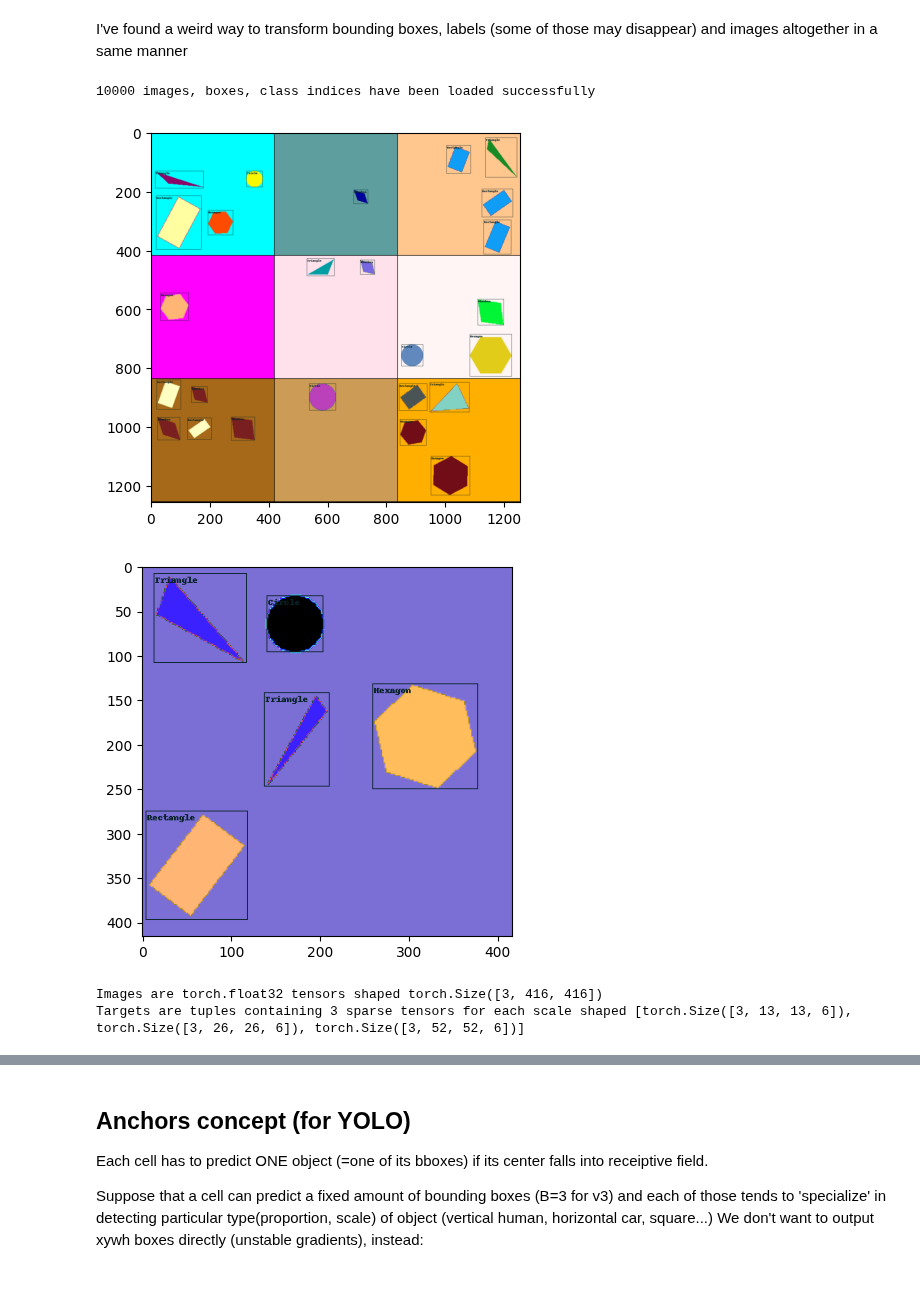
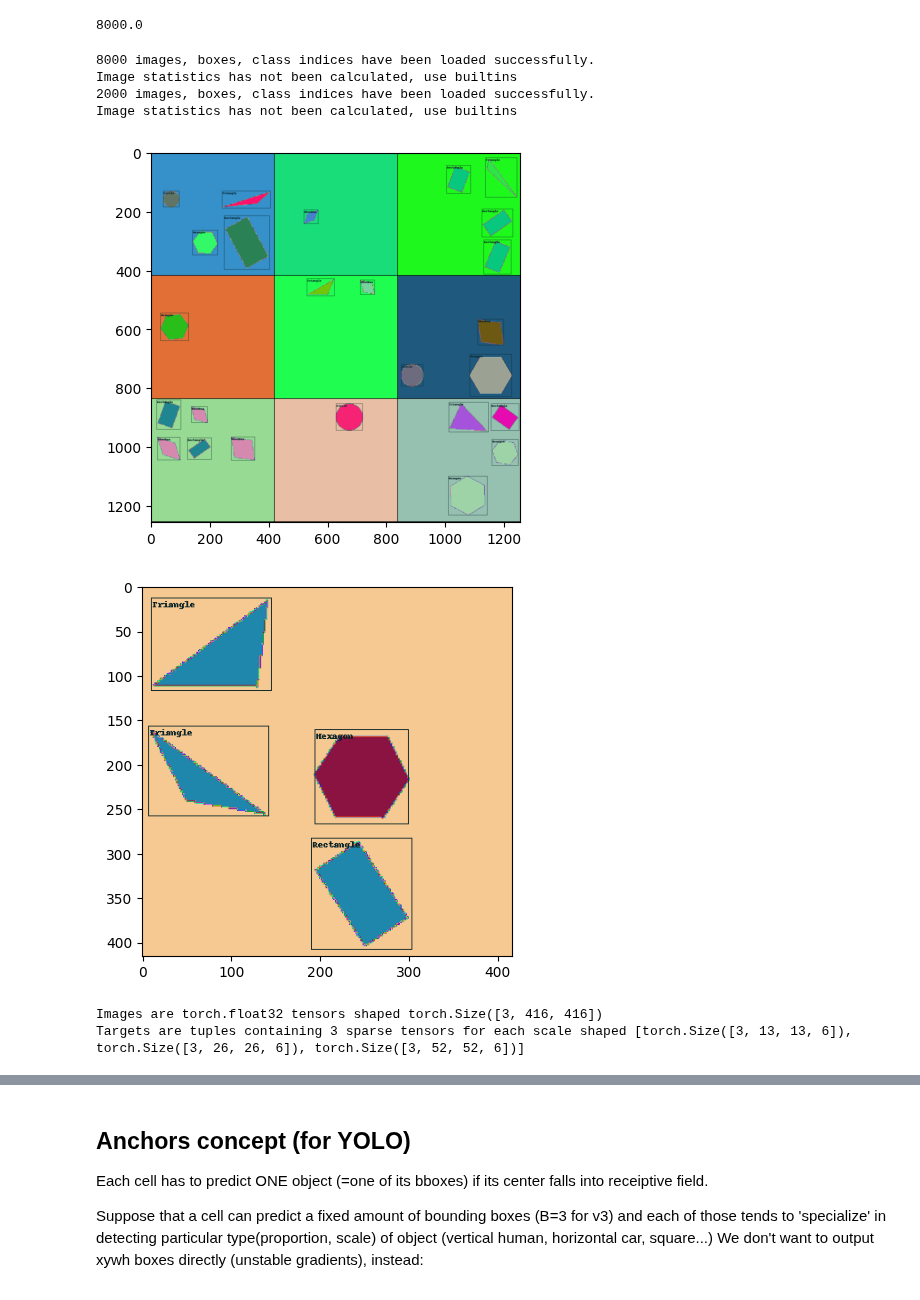
Before and after one commit to Axik0/YOLO3-figures, a Jupyter notebook: process.ipynb, the cells around one changed output, grey strips where cells are left out. Cells and saved outputs as stored; diff of their text form; code cells hidden in the pictures.

```diff
--- a/process.ipynb
+++ b/process.ipynb
@@ -8,7 +13,11 @@ from torch.utils.data import DataLoader as DL
 # %%
 from model import YOLO3
 from modules import FiguresDataset, YOLOLoss
-from training import DEVICE, DEFAULT_TR, train
+from training import DEVICE, train
 from aux_utils import show_img, pick, sample
+from generation import RSEED
+
+gen_length = 10000
+print(gen_length * train_proportion)
+# %% [output]
+8000.0
-# %% [markdown]
-I've found a weird way to transform bounding boxes, labels (some of those may disappear) and images altogether in a same manner
@@ -20,17 +24,25 @@ def_tr = A.Compose(DEFAULT_TR, bbox_params=A.BboxParams(format='yolo', label_fie
 # %%
-ds = FiguresDataset(transforms=def_tr)
-gsa = {'gs': ds.grid_sizes, 'anchors': ds.anchors}
-sample(ds, **gsa)
+train_proportion = 0.8
+augmentations = [A.ColorJitter(brightness=0.2, contrast=0.2,saturation=0.2, hue=0.1, p=0.2),
+                 A.HorizontalFlip(p=0.5),
+                ]
+ds_train = FiguresDataset(part=(None, int(gen_length * train_proportion)), aug=augmentations)
+ds_test = FiguresDataset(part=(int(gen_length * train_proportion), None))
+gsa = {'gs': ds_train.grid_sizes, 'anchors': ds_train.anchors}
+sample(ds_train, **gsa)
 # %% [output]
-10000 images, boxes, class indices have been loaded successfully
+8000 images, boxes, class indices have been loaded successfully.
+Image statistics has not been calculated, use builtins
+2000 images, boxes, class indices have been loaded successfully.
+Image statistics has not been calculated, use builtins
-[figure, old version]
+[figure, new version]
 # %%
-K = 9999
-show_img(pick(ds[K], **gsa))
-print(f"Images are {ds[K][0].dtype} tensors shaped {ds[K][0].shape}")
-print(f"Targets are tuples containing {len(ds[K][1])} sparse tensors for each scale shaped {[ds[K][1][i].shape for i in range(len(ds[K][1]))]}")
+K = 7999
+show_img(pick(ds_train[K], **gsa))
+print(f"Images are {ds_train[K][0].dtype} tensors shaped {ds_train[K][0].shape}")
+print(f"Targets are tuples containing {len(ds_train[K][1])} sparse tensors for each scale shaped {[ds_train[K][1][i].shape for i in range(len(ds_train[K][1]))]}")
 # %% [output]
-[figure, old version]
+[figure, new version]
 Images are torch.float32 tensors shaped torch.Size([3, 416, 416])
 Targets are tuples containing 3 sparse tensors for each scale shaped [torch.Size([3, 13, 13, 6]), torch.Size([3, 26, 26, 6]), torch.Size([3, 52, 52, 6])]
 # %%
```
Also changed, not shown: parts of 7 cells of this notebook, 3 other files.
